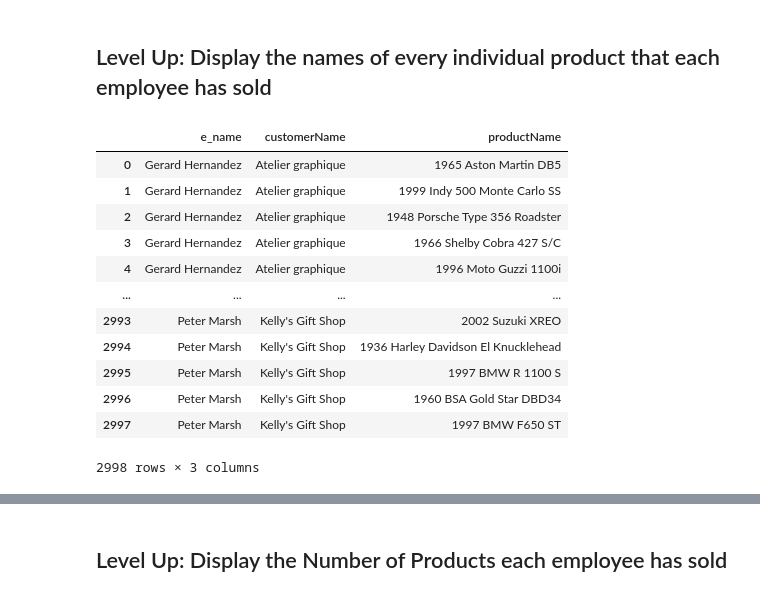
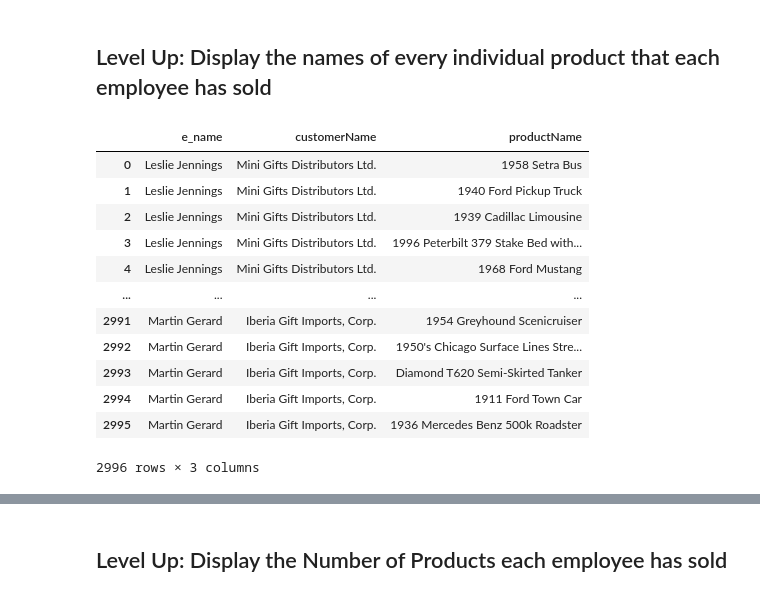
Before and after one commit to singsang2/dsc-join-statements-lab-onl01-dtsc-ft-070620, a Jupyter notebook: index.ipynb, the cells around one changed output, grey strips where cells are left out. Cells and saved outputs as stored; diff of their text form; code cells hidden in the pictures.

```diff
--- a/index.ipynb
+++ b/index.ipynb
@@ -74,3 +136,16 @@ df
 # %%
 # Answers will vary
 # Example: Display the htmlDescription and employee's first and last name for each product that each employee has sold
+df = make_df(cur.execute("""SELECT textDescription, firstName, lastName
+                            FROM productlines
+                            JOIN products
+                            USING(productLine)
+                            JOIN orderdetails
+                            USING(productCode)
+                            JOIN orders
+                            USING(orderNumber)
+                            JOIN customers
+                            USING(customerNumber)
+                            JOIN employees
+                            ON(employees.employeeNumber = customers.salesRepEmployeeNumber);"""))
+df
@@ -90,30 +177,29 @@ def make_df(data):
 # %%
 df = make_df(cur.execute('''SELECT (firstName || ' ' || lastName) as e_name, c.customerName, p.productName
                         FROM employees e
-                        LEFT JOIN customers c
+                        JOIN customers c
                         ON e.employeeNumber = c.salesRepEmployeeNumber
-                        LEFT JOIN orders o
+                        JOIN orders o
                         USING(customerNumber)
-                        LEFT JOIN orderdetails od
+                        JOIN orderdetails od
                         USING(orderNumber)
-                        LEFT JOIN products p
-                        USING(productCode)
-                        WHERE c.customerName IS NOT NULL;'''))
+                        JOIN products p
+                        USING(productCode);'''))
 df
 # %% [output]
 |  | e_name | customerName | productName |
-| 0 | Gerard Hernandez | Atelier graphique | 1965 Aston Martin DB5 |
-| 1 | Gerard Hernandez | Atelier graphique | 1999 Indy 500 Monte Carlo SS |
-| 2 | Gerard Hernandez | Atelier graphique | 1948 Porsche Type 356 Roadster |
-| 3 | Gerard Hernandez | Atelier graphique | 1966 Shelby Cobra 427 S/C |
-| 4 | Gerard Hernandez | Atelier graphique | 1996 Moto Guzzi 1100i |
+| 0 | Leslie Jennings | Mini Gifts Distributors Ltd. | 1958 Setra Bus |
+| 1 | Leslie Jennings | Mini Gifts Distributors Ltd. | 1940 Ford Pickup Truck |
+| 2 | Leslie Jennings | Mini Gifts Distributors Ltd. | 1939 Cadillac Limousine |
+| 3 | Leslie Jennings | Mini Gifts Distributors Ltd. | 1996 Peterbilt 379 Stake Bed with... |
+| 4 | Leslie Jennings | Mini Gifts Distributors Ltd. | 1968 Ford Mustang |
 | ... | ... | ... | ... |
-| 2993 | Peter Marsh | Kelly's Gift Shop | 2002 Suzuki XREO |
-| 2994 | Peter Marsh | Kelly's Gift Shop | 1936 Harley Davidson El Knucklehead |
-| 2995 | Peter Marsh | Kelly's Gift Shop | 1997 BMW R 1100 S |
-| 2996 | Peter Marsh | Kelly's Gift Shop | 1960 BSA Gold Star DBD34 |
-| 2997 | Peter Marsh | Kelly's Gift Shop | 1997 BMW F650 ST |
+| 2991 | Martin Gerard | Iberia Gift Imports, Corp. | 1954 Greyhound Scenicruiser |
+| 2992 | Martin Gerard | Iberia Gift Imports, Corp. | 1950's Chicago Surface Lines Stre... |
+| 2993 | Martin Gerard | Iberia Gift Imports, Corp. | Diamond T620 Semi-Skirted Tanker |
+| 2994 | Martin Gerard | Iberia Gift Imports, Corp. | 1911 Ford Town Car |
+| 2995 | Martin Gerard | Iberia Gift Imports, Corp. | 1936 Mercedes Benz 500k Roadster |
-2998 rows × 3 columns
+2996 rows × 3 columns
 # %%
 df = make_df(cur.execute('''SELECT * FROM employees;'''))
 df
```
Also changed, not shown: parts of 6 cells of this notebook.
